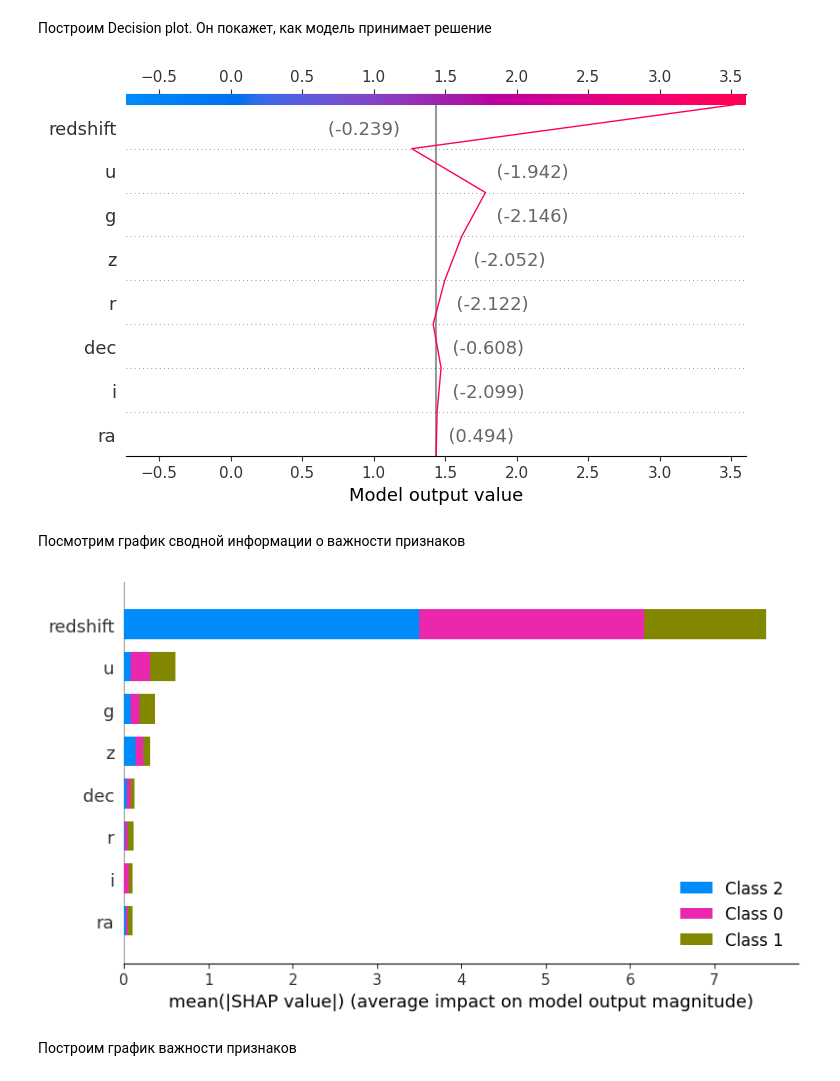
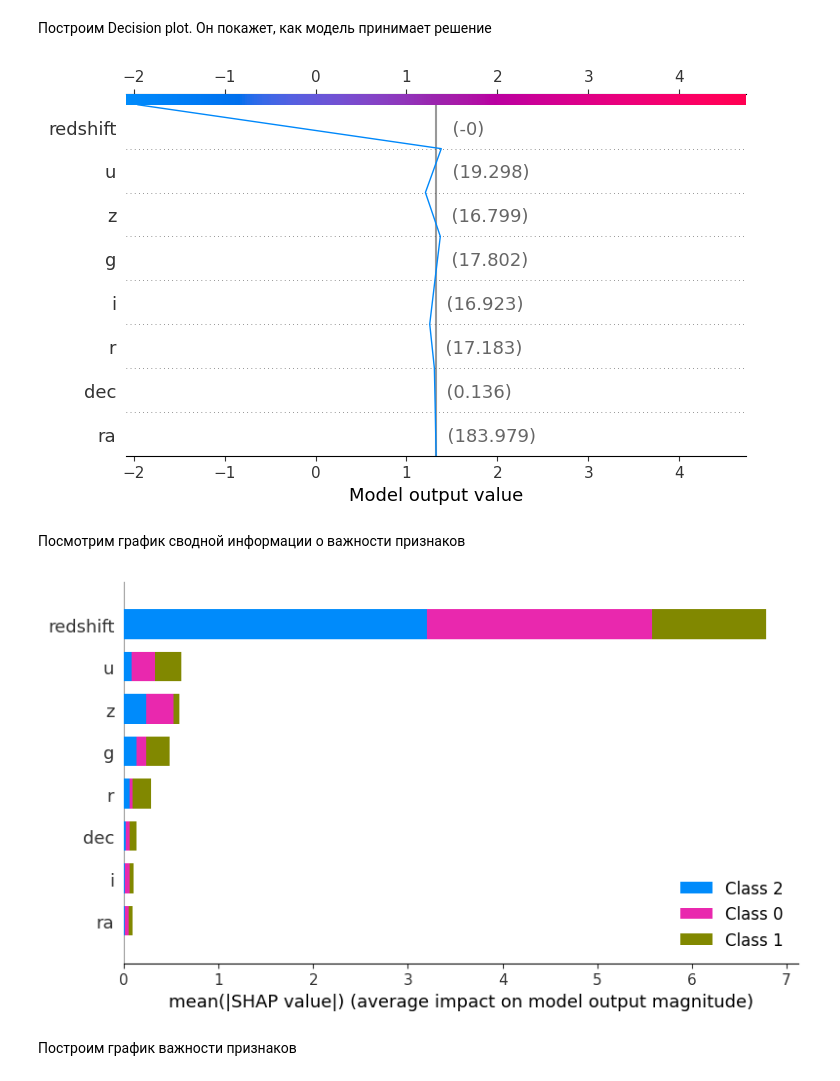
Before and after one commit to starminalush/star-classification-itmo-2023, a Jupyter notebook: notebook/xgboost_classifier.ipynb, the cells around one changed output. Drawn from its saved outputs; the diff is of its cells as text; code cells hidden in the pictures.

Commit message:
fix random state and scaling

```diff
--- a/notebook/xgboost_classifier.ipynb
+++ b/notebook/xgboost_classifier.ipynb
@@ -111,7 +106,7 @@ param_grid = {
 }
 # Инициализация XGBoost-классификатора
 xgb = XGBClassifier(
-    objective="multi:softmax", num_class=len(set(y)), use_label_encoder=False
+    objective="multi:softmax", num_class=len(set(y)), use_label_encoder=False, random_state=RANDOM_SEED
 )
 
 # Создание объекта GridSearchCV
@@ -125,7 +120,7 @@ grid_search = HalvingGridSearchCV(
 )
 
 # Выполнение подбора параметров
-grid_search.fit(X_train_scaled, y_train)
+grid_search.fit(X_train, y_train)
 
 # Извлечение результатов
 best_params = grid_search.best_params_
@@ -167,7 +162,7 @@ param = {
 # Создание объекта OptunaSearchCV
 optuna_search = OptunaSearchCV(
     XGBClassifier(
-        objective="multi:softmax", num_class=len(set(y)), use_label_encoder=False
+        objective="multi:softmax", num_class=len(set(y)), use_label_encoder=False, random_state=RANDOM_SEED
     ),
     param,
     scoring="f1_weighted",
@@ -178,7 +173,7 @@ optuna_search = OptunaSearchCV(
 )
 
 # Запуск поиска
-optuna_search.fit(X_train_scaled, y_train)
+optuna_search.fit(X_train, y_train)
 
 print("Наилучшие параметры:", optuna_search.best_params_)
 print("Наилучший показатель качества (F1-мера):", optuna_search.best_score_)
@@ -211,9 +206,10 @@ xgb_model = XGBClassifier(
     objective="multi:softmax",
     num_class=len(set(y)),
     use_label_encoder=False,
+    random_state=RANDOM_SEED,
     **optuna_search.best_params_,
 )
-xgb_model.fit(X_train_scaled, y_train)
+xgb_model.fit(X_train, y_train)
 # %% [output]
 XGBClassifier(base_score=None, booster=None, callbacks=None,
               colsample_bylevel=None, colsample_bynode=None,
@@ -255,18 +251,18 @@ disp.plot()
 # %%
 explainer = shap.TreeExplainer(xgb_model)
 # %%
-choosen_instance = X_test_scaled.loc[[10]]
+choosen_instance = X_test.loc[[10]]
 shap_values = explainer.shap_values(choosen_instance)
 shap.plots.decision(explainer.expected_value[0], shap_values[0], choosen_instance)
 # %% [output]
-[figure, old version]
+[figure, new version]
 # %% [markdown]
 Посмотрим график сводной информации о важности признаков
 # %%
-shap_values = explainer.shap_values(X_test_scaled.iloc[:100])
-shap.summary_plot(shap_values, X_test_scaled.iloc[:100])
+shap_values = explainer.shap_values(X_test.iloc[:100])
+shap.summary_plot(shap_values, X_test.iloc[:100])
 # %% [output]
-[figure, old version]
+[figure, new version]
 # %% [markdown]
 Построим график важности признаков
 # %%
```
Also changed, not shown: parts of 10 cells of this notebook.
